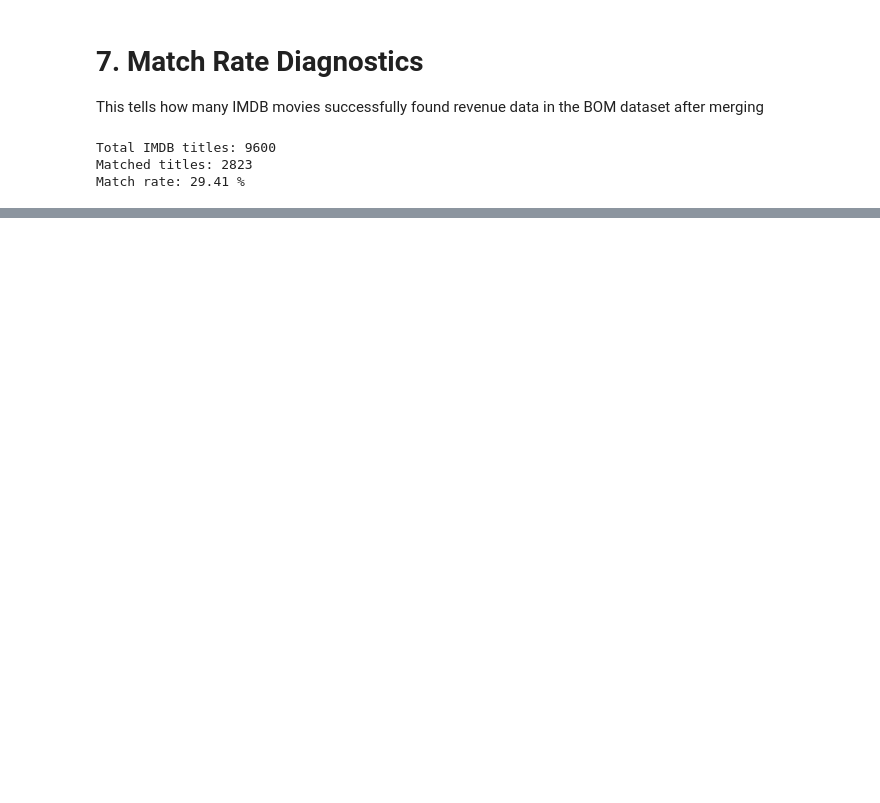
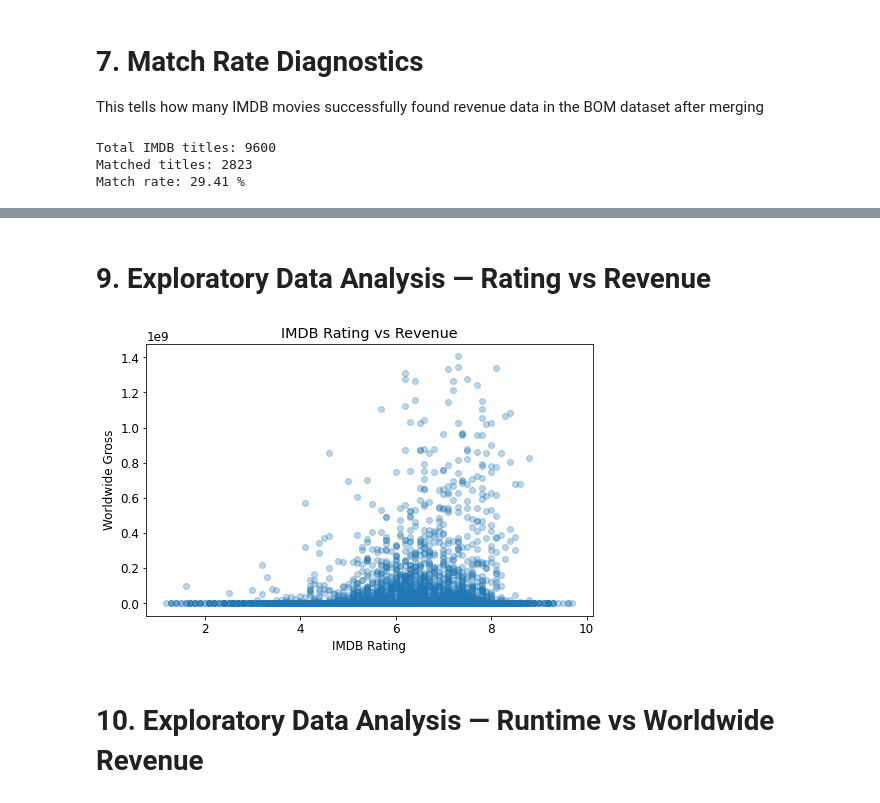
Before and after one commit to Vibora-Polo/group_4_project_phase_2, a Jupyter notebook: group_4_project.ipynb, the cells around one changed output, grey strips where cells are left out. Drawn from its saved outputs; the diff is of its cells as text; code cells hidden in the pictures; blank space fills up the shorter version.

```diff
--- a/group_4_project.ipynb
+++ b/group_4_project.ipynb
@@ -186,0 +214,13 @@ Match rate: 29.41 %
+# %% [markdown]
+# 9. Exploratory Data Analysis — Rating vs Revenue
+# %%
+plt.figure(figsize=(8,5))
+plt.scatter(merged['averagerating'], merged['worldwide_gross'], alpha=0.3)
+plt.xlabel("IMDB Rating")
+plt.ylabel("Worldwide Gross")
+plt.title("IMDB Rating vs Revenue")
+plt.show()
+# %% [output]
+[figure, added]
+# %% [markdown]
+# 10. Exploratory Data Analysis — Runtime vs Worldwide Revenue
```
Also changed, not shown: parts of 5 cells of this notebook, 1 other file.
